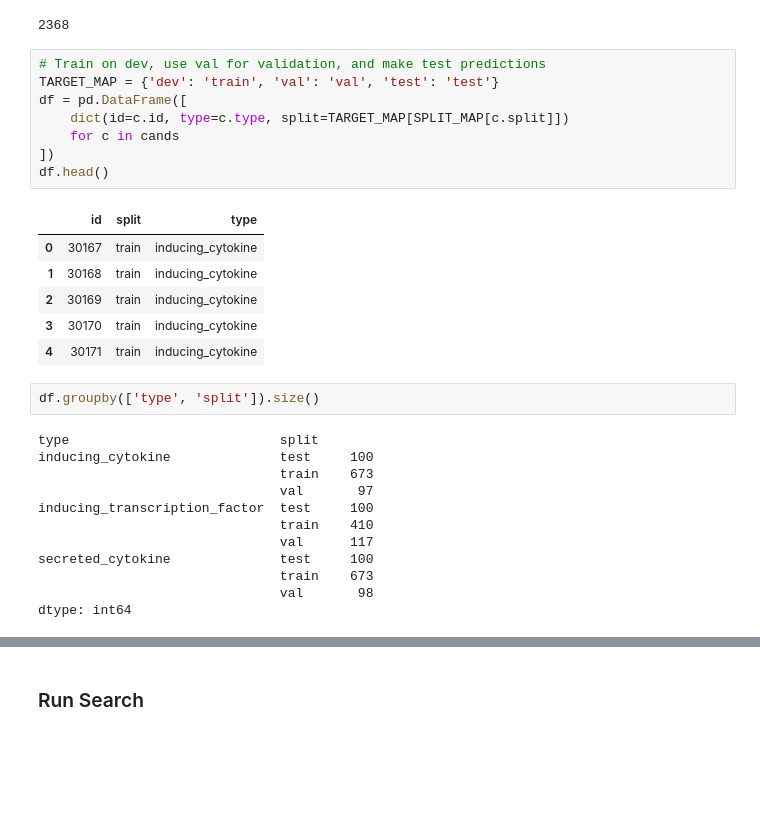
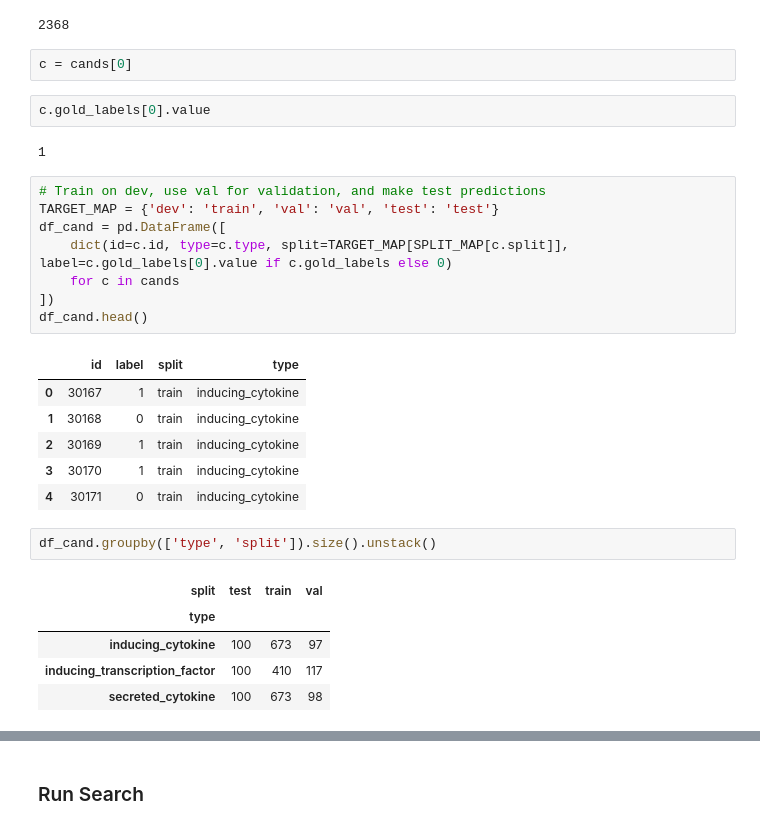
Before and after one commit to hammerlab/t-cell-relation-extraction, a Jupyter notebook: pipeline/08-gridsearch-dev.ipynb, the cells around one changed output, grey strips where cells are left out. Drawn from its saved outputs; the diff is of its cells as text; blank space fills up the shorter version.

```diff
--- a/pipeline/08-gridsearch-dev.ipynb
+++ b/pipeline/08-gridsearch-dev.ipynb
@@ -73,32 +74,32 @@ cands = session.query(Candidate).filter(Candidate.split.in_([SPLIT_DEV, SPLIT_VA
 len(cands)
 # %% [output]
 2368
+# %%
+c = cands[0]
+# %%
+c.gold_labels[0].value
+# %% [output]
+1
 # %%
 # Train on dev, use val for validation, and make test predictions
 TARGET_MAP = {'dev': 'train', 'val': 'val', 'test': 'test'}
-df = pd.DataFrame([
-    dict(id=c.id, type=c.type, split=TARGET_MAP[SPLIT_MAP[c.split]])
+df_cand = pd.DataFrame([
+    dict(id=c.id, type=c.type, split=TARGET_MAP[SPLIT_MAP[c.split]], label=c.gold_labels[0].value if c.gold_labels else 0)
     for c in cands
 ])
-df.head()
+df_cand.head()
 # %% [output]
-|  | id | split | type |
-| 0 | 30167 | train | inducing_cytokine |
-| 1 | 30168 | train | inducing_cytokine |
-| 2 | 30169 | train | inducing_cytokine |
-| 3 | 30170 | train | inducing_cytokine |
-| 4 | 30171 | train | inducing_cytokine |
+|  | id | label | split | type |
+| 0 | 30167 | 1 | train | inducing_cytokine |
+| 1 | 30168 | 0 | train | inducing_cytokine |
+| 2 | 30169 | 1 | train | inducing_cytokine |
+| 3 | 30170 | 1 | train | inducing_cytokine |
+| 4 | 30171 | 0 | train | inducing_cytokine |
 # %%
-df.groupby(['type', 'split']).size()
+df_cand.groupby(['type', 'split']).size().unstack()
 # %% [output]
-type                           split
-inducing_cytokine              test     100
-                               train    673
-                               val       97
-inducing_transcription_factor  test     100
-                               train    410
-                               val      117
-secreted_cytokine              test     100
-                               train    673
-                               val       98
-dtype: int64
+| split | test | train | val |
+| type |  |  |  |
+| inducing_cytokine | 100 | 673 | 97 |
+| inducing_transcription_factor | 100 | 410 | 117 |
+| secreted_cytokine | 100 | 673 | 98 |
```
Also changed, not shown: parts of 43 cells of this notebook, 9 other files.
